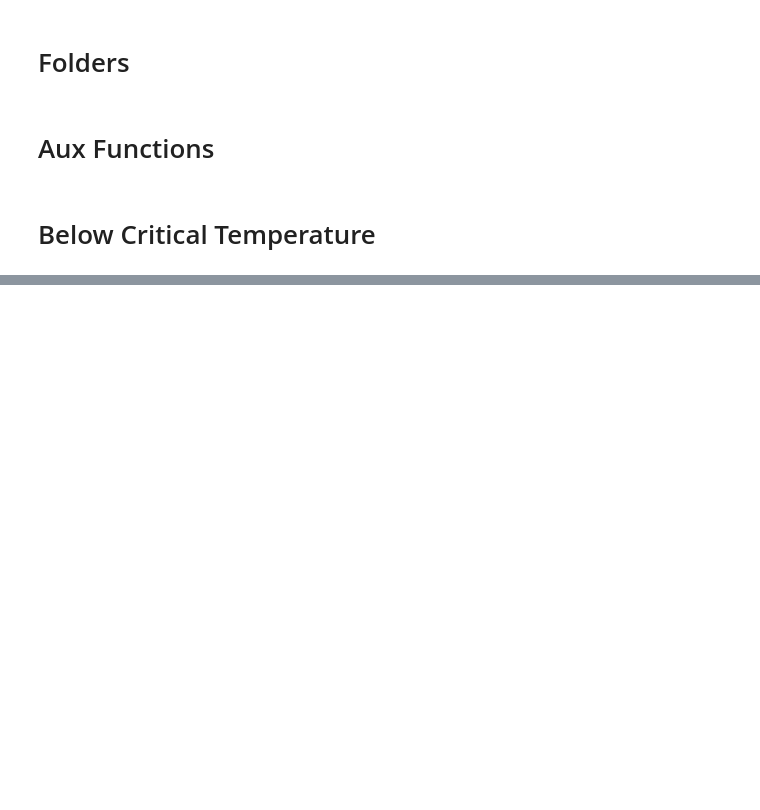
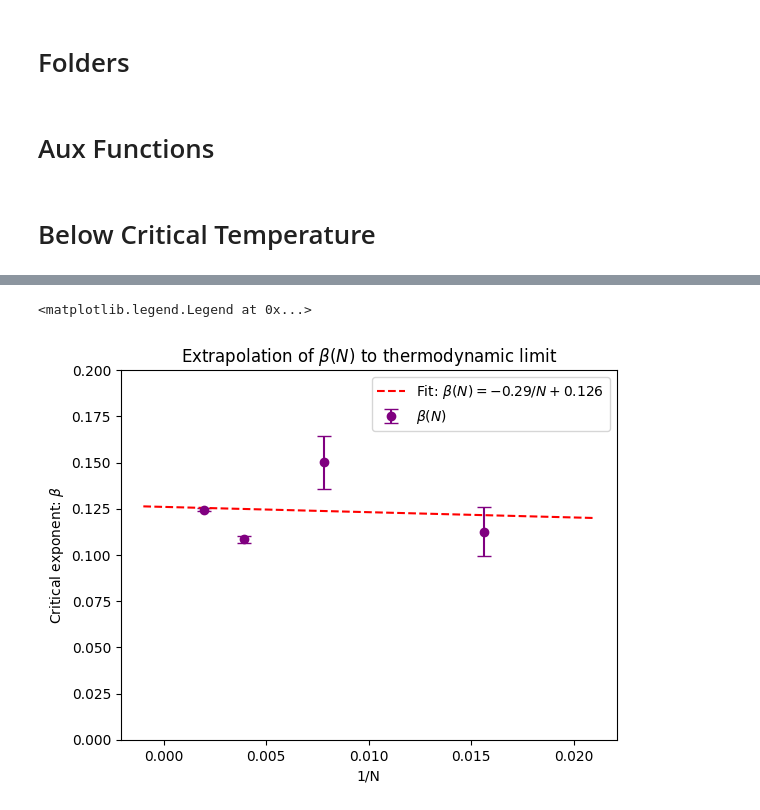
Before and after one commit to MrIsCM/Ising-Model, a Jupyter notebook: plots.ipynb, the cells around one changed output, grey strips where cells are left out. Saved outputs shown, nothing was run; the diff lists cells and outputs as text; code cells hidden in the pictures; blank space fills up the shorter version.

Commit message:
Correcting/Adding missing and buggy plots

```diff
--- a/plots.ipynb
+++ b/plots.ipynb
@@ -73,0 +140,16 @@ for folder, path in zip([simul_below, simul_above, simul_near], [below_paths, ab
+# %%
+x_plot = np.linspace(-0.001, 0.021, 100)
+y_plot = slope * x_plot + intercept
+plt.errorbar(x = x, y=y, yerr=yerr, fmt='o', capsize=5, color='purple', label=r'$\beta(N)$')
+plt.plot(x_plot, y_plot, 'r--', label=r'Fit: $\beta(N) = -0.29/N + 0.126$')
+
+plt.title(r"Extrapolation of $\beta(N)$ to thermodynamic limit")
+
+plt.ylim([0, 0.2])
+plt.xlabel("1/N")
+plt.ylabel(r'Critical exponent: $\beta$')
+
+plt.legend()
+# %% [output]
+<matplotlib.legend.Legend at 0x...>
+[figure, added]
```
Also changed, not shown: parts of 4 cells of this notebook, 1 other file.
